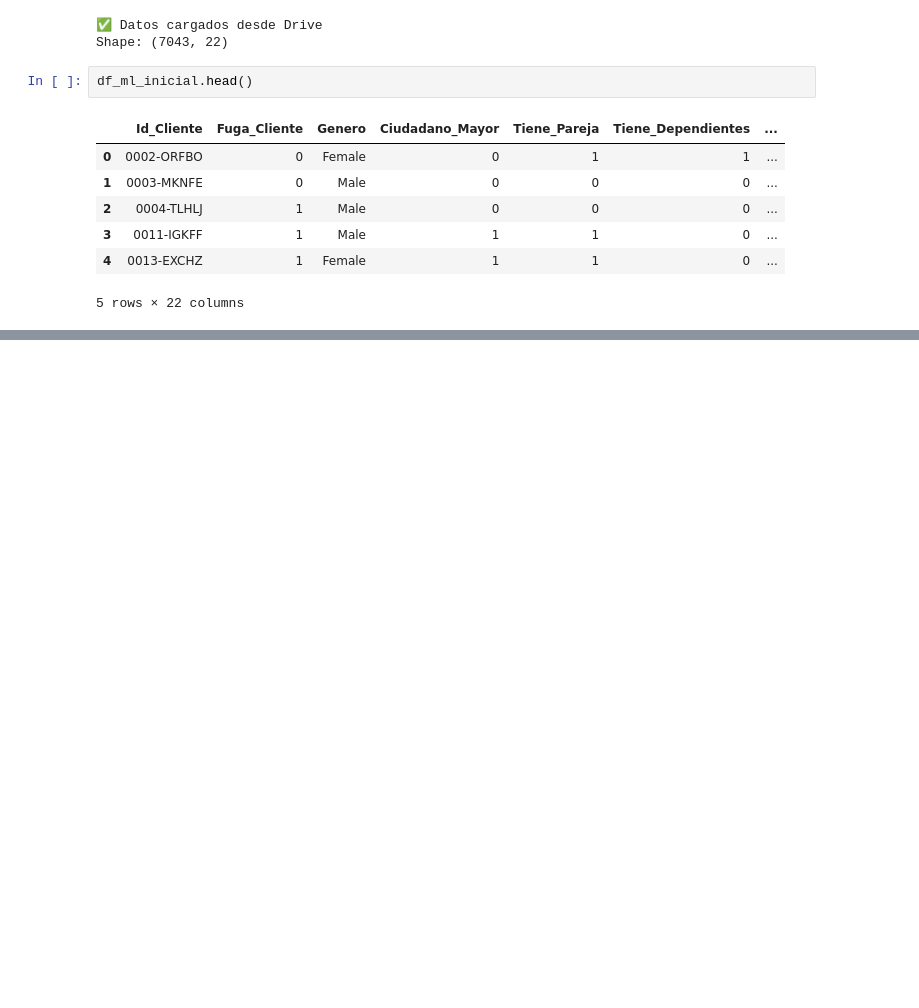
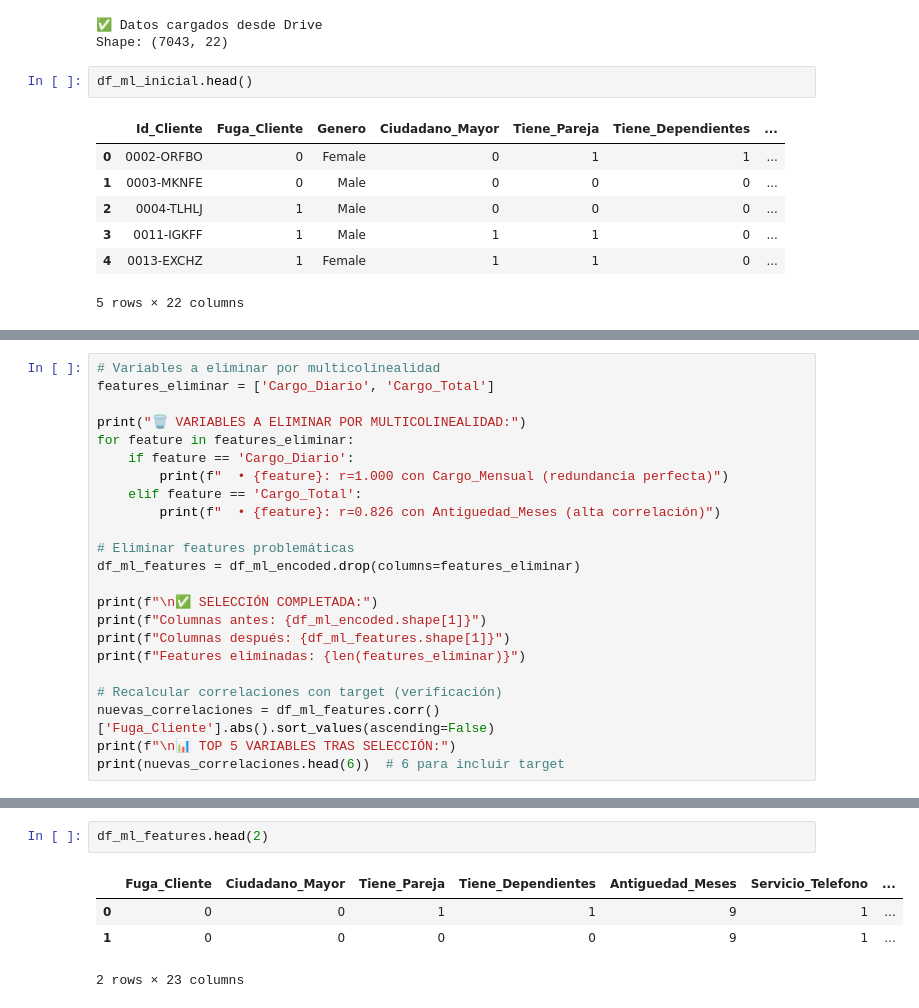
Before and after one commit to GuilleLondero/ML_challenge_one_DS_telecomX, a Jupyter notebook: Challenge_TelecomX2_ML.ipynb, the cells around one changed output, grey strips where cells are left out. Cells and saved outputs as stored; diff of their text form; blank space fills up the shorter version.

```diff
--- a/Challenge_TelecomX2_ML.ipynb
+++ b/Challenge_TelecomX2_ML.ipynb
@@ -34,0 +252,23 @@ df_ml_inicial.head()
+# %%
+# Variables a eliminar por multicolinealidad
+features_eliminar = ['Cargo_Diario', 'Cargo_Total']
+
+print("🗑️ VARIABLES A ELIMINAR POR MULTICOLINEALIDAD:")
+for feature in features_eliminar:
+    if feature == 'Cargo_Diario':
+        print(f"  • {feature}: r=1.000 con Cargo_Mensual (redundancia perfecta)")
+    elif feature == 'Cargo_Total':
+        print(f"  • {feature}: r=0.826 con Antiguedad_Meses (alta correlación)")
+
+# Eliminar features problemáticas
+df_ml_features = df_ml_encoded.drop(columns=features_eliminar)
+
+print(f"\n✅ SELECCIÓN COMPLETADA:")
+print(f"Columnas antes: {df_ml_encoded.shape[1]}")
+print(f"Columnas después: {df_ml_features.shape[1]}")
+print(f"Features eliminadas: {len(features_eliminar)}")
+
+# Recalcular correlaciones con target (verificación)
+nuevas_correlaciones = df_ml_features.corr()['Fuga_Cliente'].abs().sort_values(ascending=False)
+print(f"\n📊 TOP 5 VARIABLES TRAS SELECCIÓN:")
+print(nuevas_correlaciones.head(6))  # 6 para incluir target
@@ -34,0 +293,7 @@ df_ml_inicial.head()
+# %%
+df_ml_features.head(2)
+# %% [output]
+|  | Fuga_Cliente | Ciudadano_Mayor | Tiene_Pareja | Tiene_Dependientes | Antiguedad_Meses | Servicio_Telefono | ... |
+| 0 | 0 | 0 | 1 | 1 | 9 | 1 | ... |
+| 1 | 0 | 0 | 0 | 0 | 9 | 1 | ... |
+2 rows × 23 columns
```
Also changed, not shown: parts of 28 cells of this notebook.
